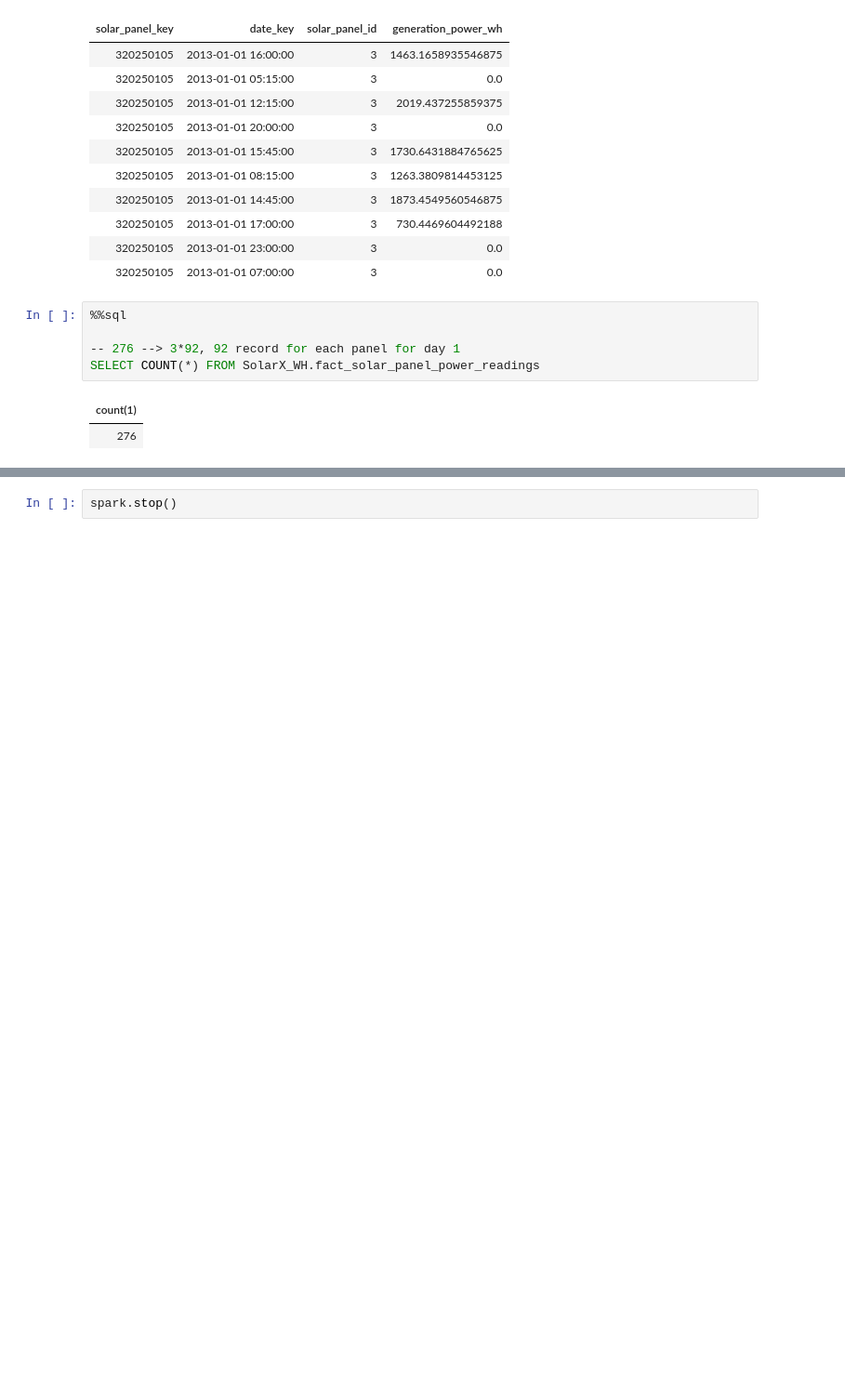
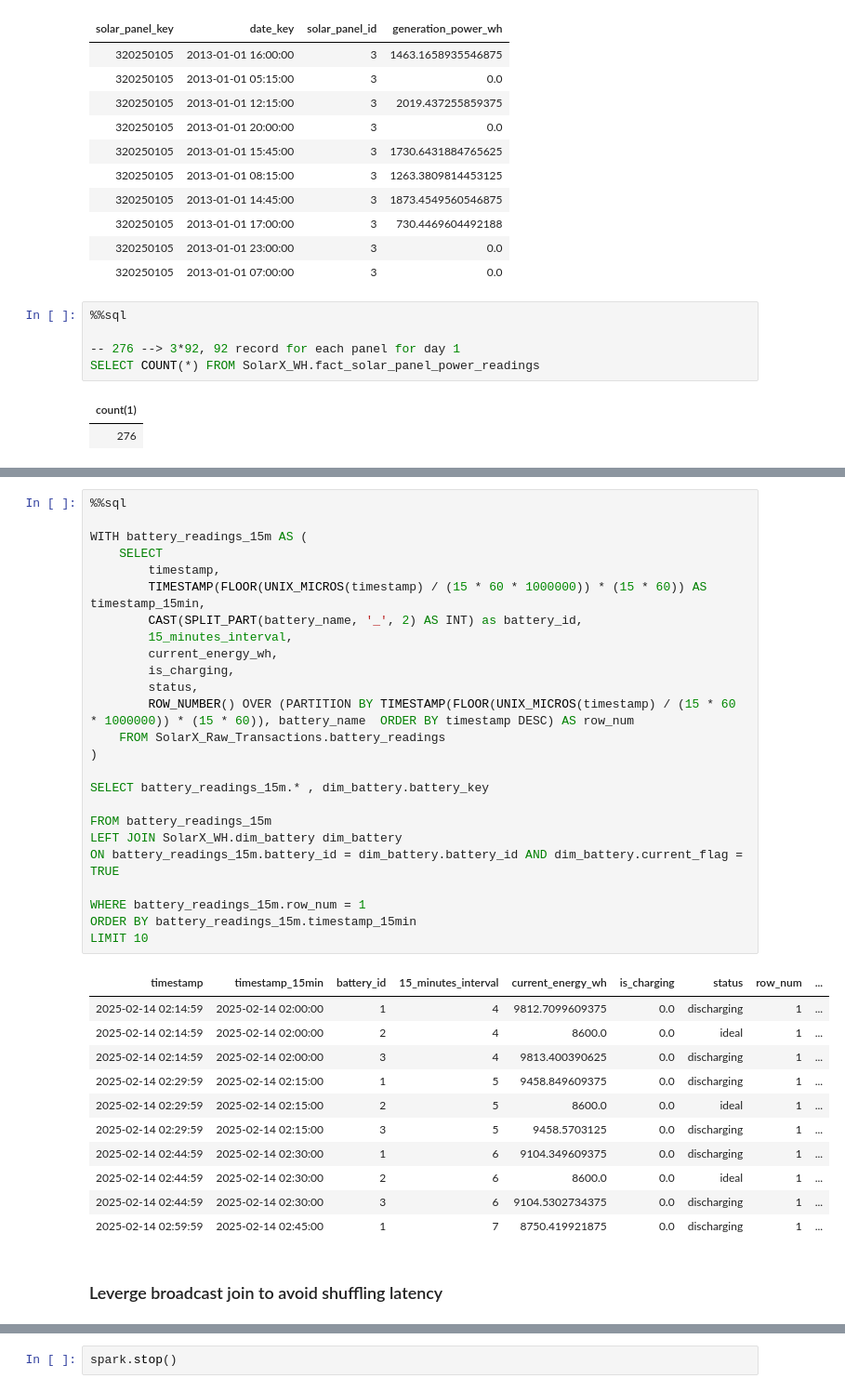
Before and after one commit to eslamdyab21/SolarX-Lakehouse, a Jupyter notebook: notebooks/wh_etl.ipynb, the cells around one changed output, grey strips where cells are left out. Shown at 93% size. Cells and saved outputs as stored; diff of their text form; blank space fills up the shorter version.

Commit message:
batteries wh etl of solarx kafka logged data

```diff
--- a/notebooks/wh_etl.ipynb
+++ b/notebooks/wh_etl.ipynb
@@ -1166,0 +1370,39 @@ SELECT COUNT(*) FROM SolarX_WH.fact_solar_panel_power_readings
+# %%
+%%sql
+
+WITH battery_readings_15m AS (
+    SELECT
+        timestamp,
+        TIMESTAMP(FLOOR(UNIX_MICROS(timestamp) / (15 * 60 * 1000000)) * (15 * 60)) AS timestamp_15min,
+        CAST(SPLIT_PART(battery_name, '_', 2) AS INT) as battery_id,
+        15_minutes_interval,
+        current_energy_wh,
+        is_charging,
+        status,
+        ROW_NUMBER() OVER (PARTITION BY TIMESTAMP(FLOOR(UNIX_MICROS(timestamp) / (15 * 60 * 1000000)) * (15 * 60)), battery_name  ORDER BY timestamp DESC) AS row_num
+    FROM SolarX_Raw_Transactions.battery_readings
+)
+
+SELECT battery_readings_15m.* , dim_battery.battery_key
+
+FROM battery_readings_15m
+LEFT JOIN SolarX_WH.dim_battery dim_battery
+ON battery_readings_15m.battery_id = dim_battery.battery_id AND dim_battery.current_flag = TRUE
+
+WHERE battery_readings_15m.row_num = 1
+ORDER BY battery_readings_15m.timestamp_15min
+LIMIT 10
+# %% [output]
+| timestamp | timestamp_15min | battery_id | 15_minutes_interval | current_energy_wh | is_charging | status | row_num | ... |
+| 2025-02-14 02:14:59 | 2025-02-14 02:00:00 | 1 | 4 | 9812.7099609375 | 0.0 | discharging | 1 | ... |
+| 2025-02-14 02:14:59 | 2025-02-14 02:00:00 | 2 | 4 | 8600.0 | 0.0 | ideal | 1 | ... |
+| 2025-02-14 02:14:59 | 2025-02-14 02:00:00 | 3 | 4 | 9813.400390625 | 0.0 | discharging | 1 | ... |
+| 2025-02-14 02:29:59 | 2025-02-14 02:15:00 | 1 | 5 | 9458.849609375 | 0.0 | discharging | 1 | ... |
+| 2025-02-14 02:29:59 | 2025-02-14 02:15:00 | 2 | 5 | 8600.0 | 0.0 | ideal | 1 | ... |
+| 2025-02-14 02:29:59 | 2025-02-14 02:15:00 | 3 | 5 | 9458.5703125 | 0.0 | discharging | 1 | ... |
+| 2025-02-14 02:44:59 | 2025-02-14 02:30:00 | 1 | 6 | 9104.349609375 | 0.0 | discharging | 1 | ... |
+| 2025-02-14 02:44:59 | 2025-02-14 02:30:00 | 2 | 6 | 8600.0 | 0.0 | ideal | 1 | ... |
+| 2025-02-14 02:44:59 | 2025-02-14 02:30:00 | 3 | 6 | 9104.5302734375 | 0.0 | discharging | 1 | ... |
+| 2025-02-14 02:59:59 | 2025-02-14 02:45:00 | 1 | 7 | 8750.419921875 | 0.0 | discharging | 1 | ... |
+# %% [markdown]
+### Leverge broadcast join to avoid shuffling latency
```
Also changed, not shown: parts of 19 cells of this notebook.
